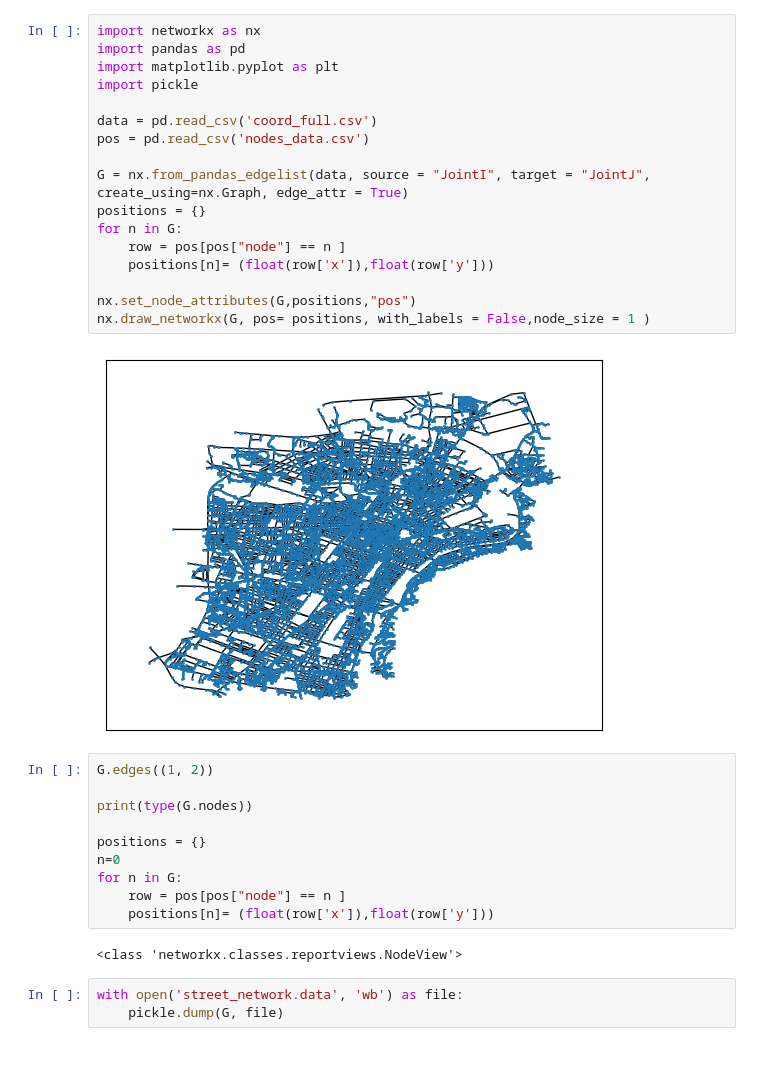
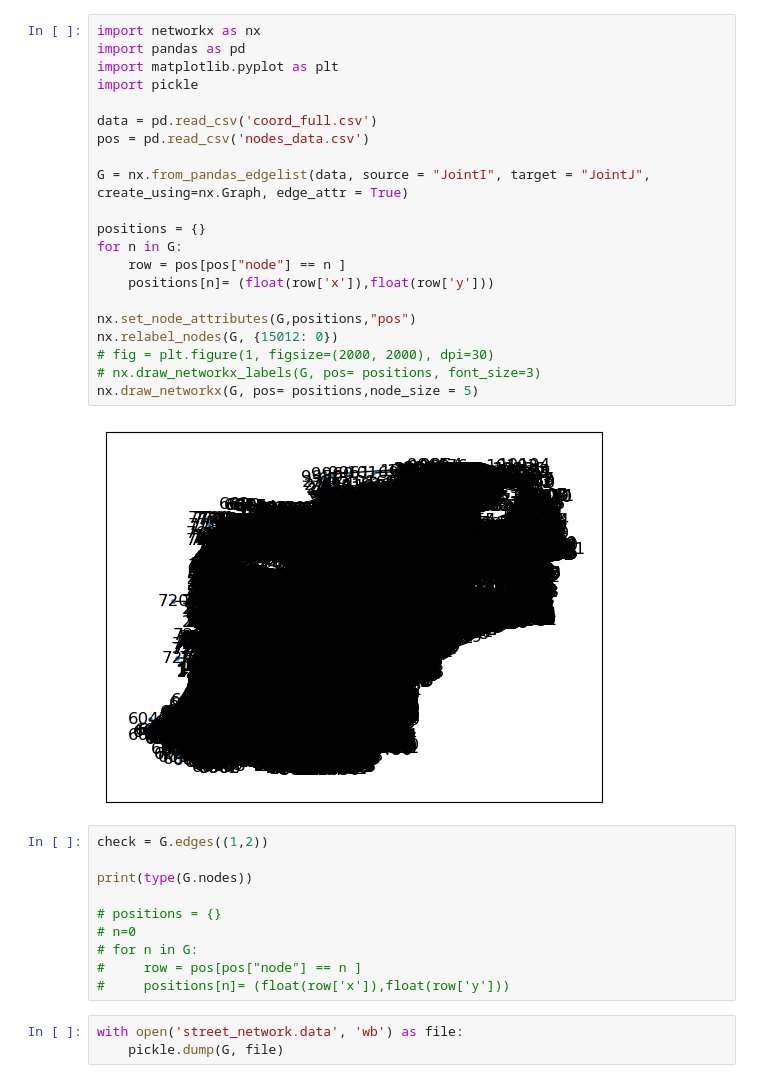
Before and after one commit to MechaKaradi/EarthquakeABM, a Jupyter notebook: base_model_mesa/make_network_object.ipynb, the cells around one changed output. Drawn from its saved outputs; the diff is of its cells as text; blank space fills up the shorter version.

Commit message:
fixup! Display of nodes now working in sng. need to be extended to links

```diff
--- a/base_model_mesa/make_network_object.ipynb
+++ b/base_model_mesa/make_network_object.ipynb
@@ -1,34 +1,36 @@
 # %%
 import networkx as nx
 import pandas as pd
 import matplotlib.pyplot as plt
 import pickle
 
 data = pd.read_csv('coord_full.csv')
 pos = pd.read_csv('nodes_data.csv')
 
 G = nx.from_pandas_edgelist(data, source = "JointI", target = "JointJ", create_using=nx.Graph, edge_attr = True)
+
 positions = {}
 for n in G:
     row = pos[pos["node"] == n ]
     positions[n]= (float(row['x']),float(row['y']))
 
 nx.set_node_attributes(G,positions,"pos")
-nx.draw_networkx(G, pos= positions, with_labels = False,node_size = 1 )
+nx.relabel_nodes(G, {15012: 0})
+# fig = plt.figure(1, figsize=(2000, 2000), dpi=30)
+# nx.draw_networkx_labels(G, pos= positions, font_size=3)
+nx.draw_networkx(G, pos= positions,node_size = 5)
 # %% [output]
-[figure, old version]
+[figure, new version]
 # %%
-G.edges((1, 2))
+check = G.edges((1,2))
 
 print(type(G.nodes))
 
-positions = {}
-n=0
-for n in G:
-    row = pos[pos["node"] == n ]
-    positions[n]= (float(row['x']),float(row['y']))
+# positions = {}
+# n=0
+# for n in G:
+#     row = pos[pos["node"] == n ]
+#     positions[n]= (float(row['x']),float(row['y']))
-# %% [output]
-<class 'networkx.classes.reportviews.NodeView'>
 # %%
 with open('street_network.data', 'wb') as file:
     pickle.dump(G, file)
```
Also changed, not shown: parts of 1 cell of this notebook, 3 other files.
